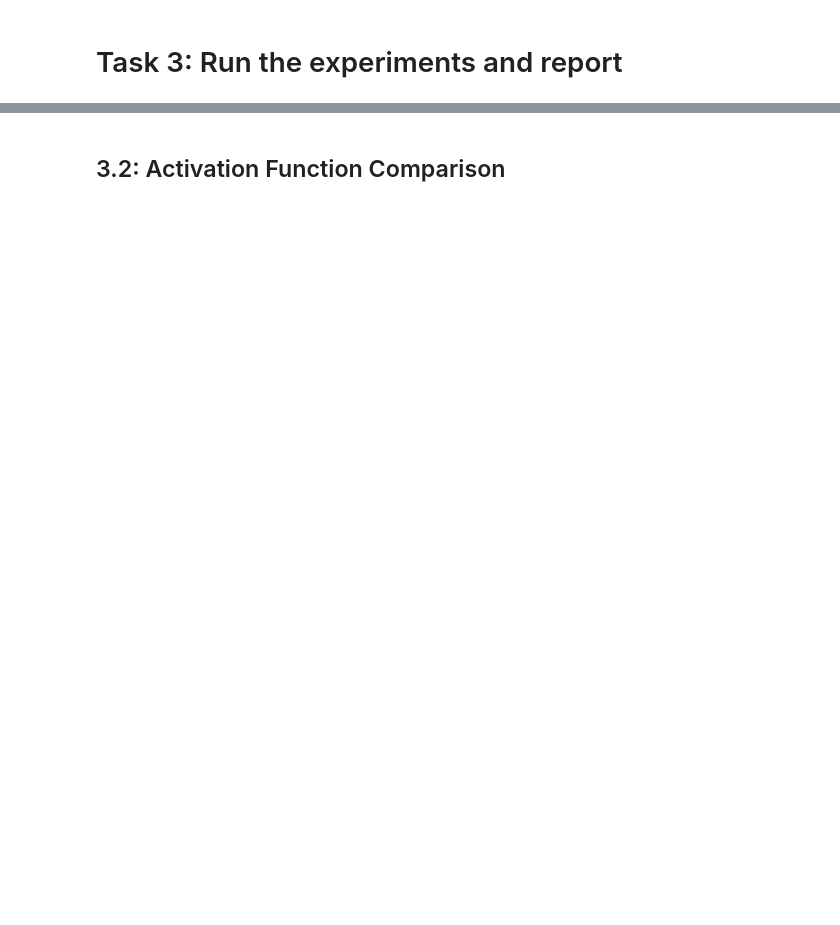
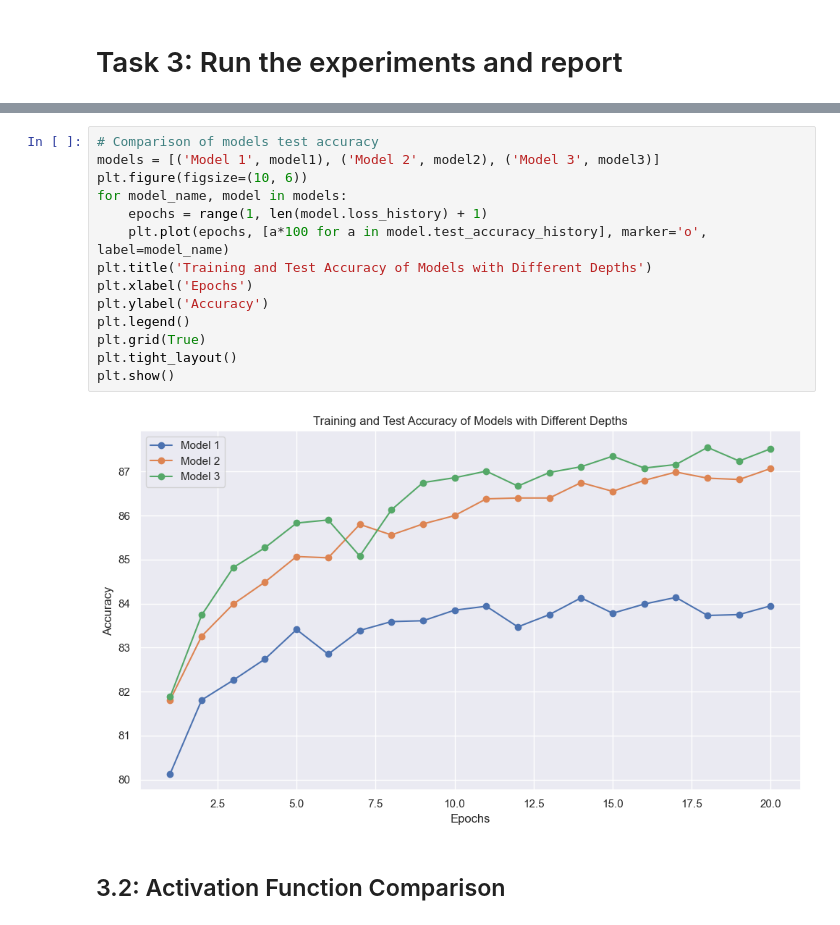
Before and after one commit to NickMilin/COMP551_A3, a Jupyter notebook: COMP551_A3.ipynb, the cells around one changed output, grey strips where cells are left out. Drawn from its saved outputs; the diff is of its cells as text; blank space fills up the shorter version.

```diff
--- a/COMP551_A3.ipynb
+++ b/COMP551_A3.ipynb
@@ -562,2 +434,18 @@ Epoch 20/20, Loss: 0.2200, Train Accuracy: 0.9195, Test Accuracy: 0.8764
+# %%
+# Comparison of models test accuracy
+models = [('Model 1', model1), ('Model 2', model2), ('Model 3', model3)]
+plt.figure(figsize=(10, 6))
+for model_name, model in models:
+    epochs = range(1, len(model.loss_history) + 1)
+    plt.plot(epochs, [a*100 for a in model.test_accuracy_history], marker='o', label=model_name)
+plt.title('Training and Test Accuracy of Models with Different Depths')
+plt.xlabel('Epochs')
+plt.ylabel('Accuracy')
+plt.legend()
+plt.grid(True)
+plt.tight_layout()
+plt.show()
+# %% [output]
+[figure, added]
 # %% [markdown]
 ## 3.2: Activation Function Comparison
```
Also changed, not shown: parts of 22 cells of this notebook, 5 other files.
